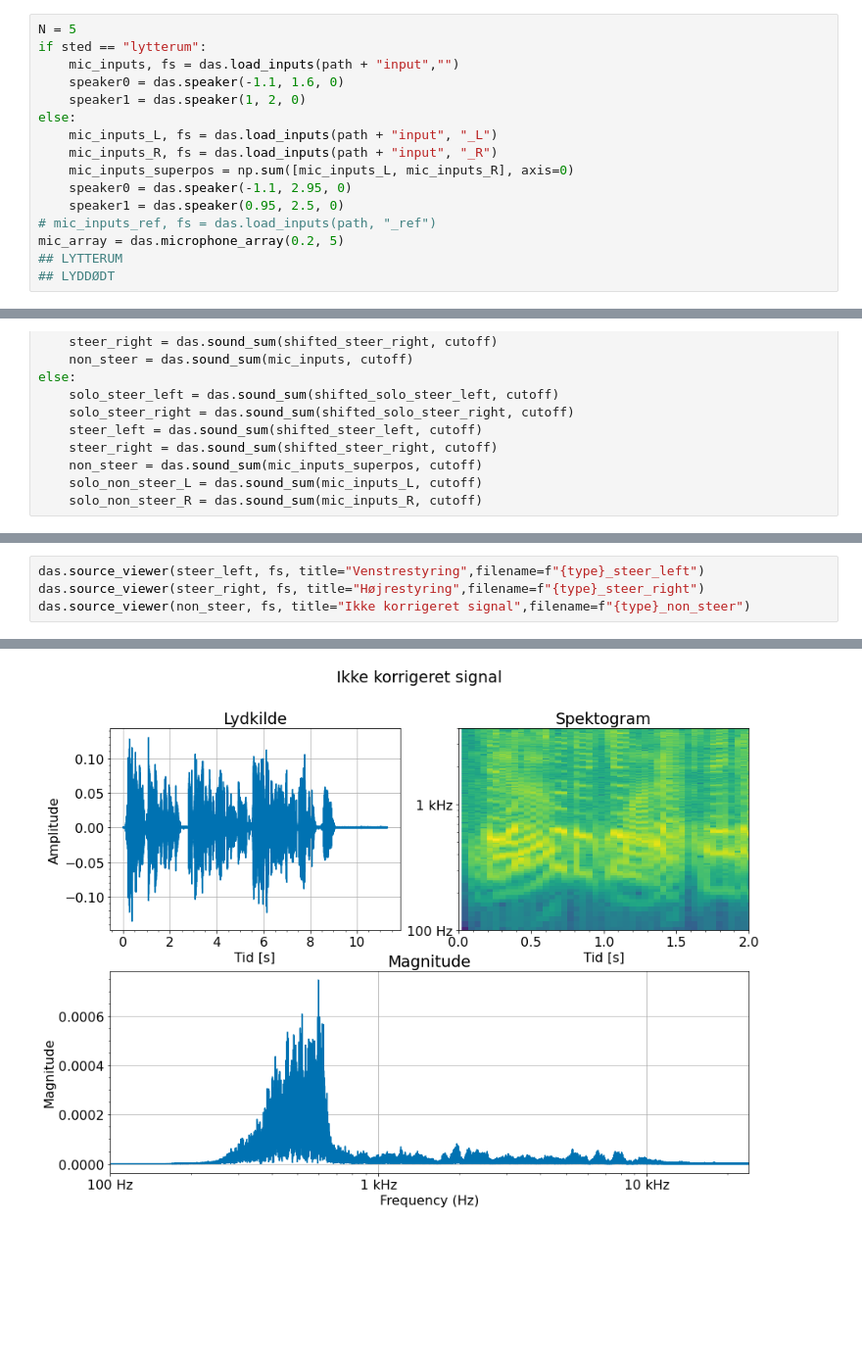
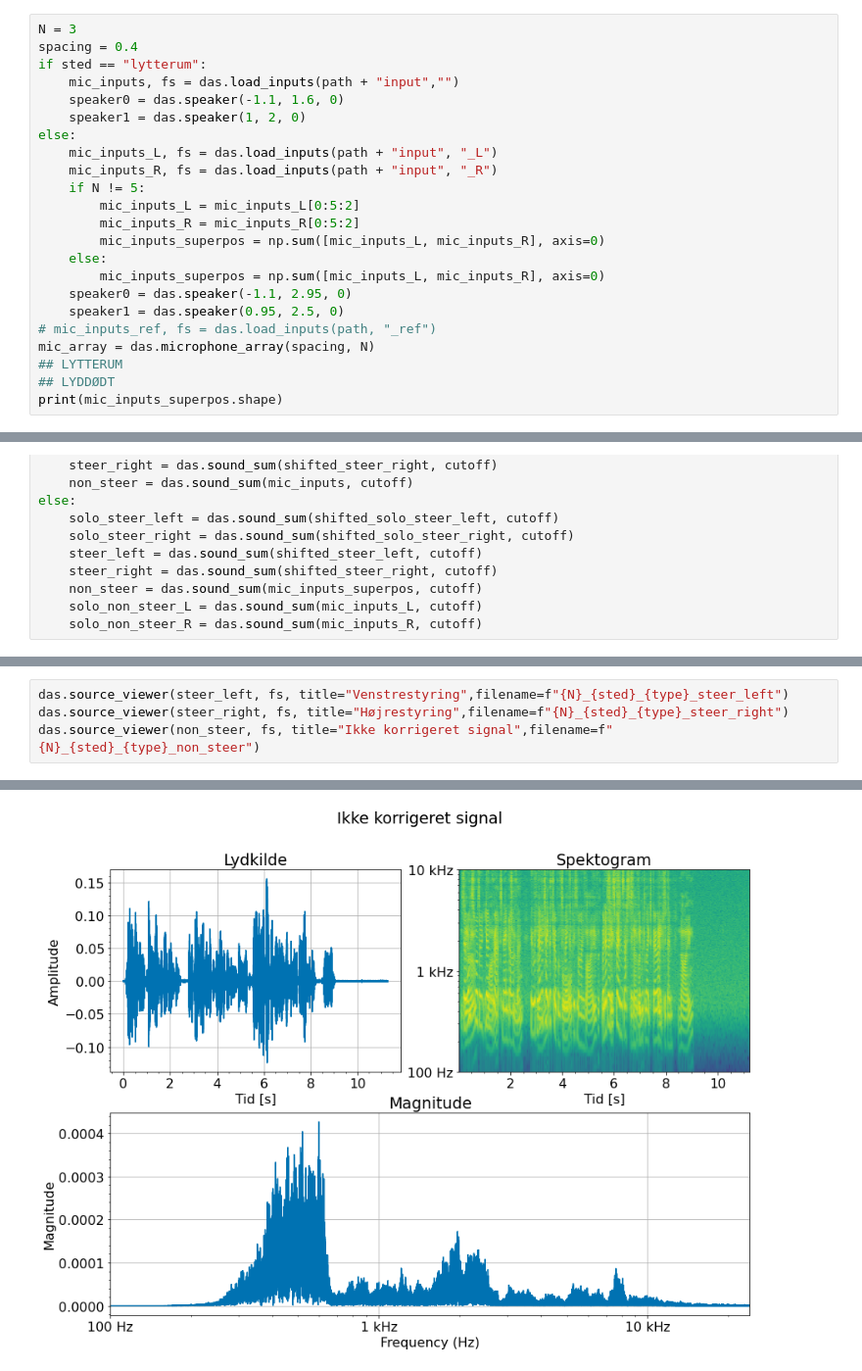
Before and after one commit to AdamHoej-au/ETLYAK_DAS, a Jupyter notebook: DAS_notebook.ipynb, the cells around one changed output, grey strips where cells are left out. Shown at 98% size. Drawn from its saved outputs; the diff is of its cells as text; blank space fills up the shorter version.

```diff
--- a/DAS_notebook.ipynb
+++ b/DAS_notebook.ipynb
@@ -23,7 +23,8 @@ type = "talk"
 # %%
 path = f"audio/{sted}/{type}_seperated/"
 # %%
-N = 5
+N = 3
+spacing = 0.4
 if sted == "lytterum":
     mic_inputs, fs = das.load_inputs(path + "input","")
     speaker0 = das.speaker(-1.1, 1.6, 0)
@@ -31,10 +32,16 @@ if sted == "lytterum":
 else:
     mic_inputs_L, fs = das.load_inputs(path + "input", "_L")
     mic_inputs_R, fs = das.load_inputs(path + "input", "_R")
-    mic_inputs_superpos = np.sum([mic_inputs_L, mic_inputs_R], axis=0)
+    if N != 5:
+        mic_inputs_L = mic_inputs_L[0:5:2]
+        mic_inputs_R = mic_inputs_R[0:5:2]
+        mic_inputs_superpos = np.sum([mic_inputs_L, mic_inputs_R], axis=0)
+    else:
+        mic_inputs_superpos = np.sum([mic_inputs_L, mic_inputs_R], axis=0)
     speaker0 = das.speaker(-1.1, 2.95, 0)
     speaker1 = das.speaker(0.95, 2.5, 0)
 # mic_inputs_ref, fs = das.load_inputs(path, "_ref")
-mic_array = das.microphone_array(0.2, 5)
+mic_array = das.microphone_array(spacing, N)
 ## LYTTERUM
 ## LYDDØDT
+print(mic_inputs_superpos.shape)
@@ -108,5 +146,5 @@ else:
 # %%
-das.source_viewer(steer_left, fs, title="Venstrestyring",filename=f"{type}_steer_left")
-das.source_viewer(steer_right, fs, title="Højrestyring",filename=f"{type}_steer_right")
-das.source_viewer(non_steer, fs, title="Ikke korrigeret signal",filename=f"{type}_non_steer")
+das.source_viewer(steer_left, fs, title="Venstrestyring",filename=f"{N}_{sted}_{type}_steer_left")
+das.source_viewer(steer_right, fs, title="Højrestyring",filename=f"{N}_{sted}_{type}_steer_right")
+das.source_viewer(non_steer, fs, title="Ikke korrigeret signal",filename=f"{N}_{sted}_{type}_non_steer")
 # %% [output]
@@ -115 +153 @@ das.source_viewer(non_steer, fs, title="Ikke korrigeret signal",filename=f"{type
-[figure, old version]
+[figure, new version]
```
Also changed, not shown: parts of 8 cells of this notebook, 14 other files.
